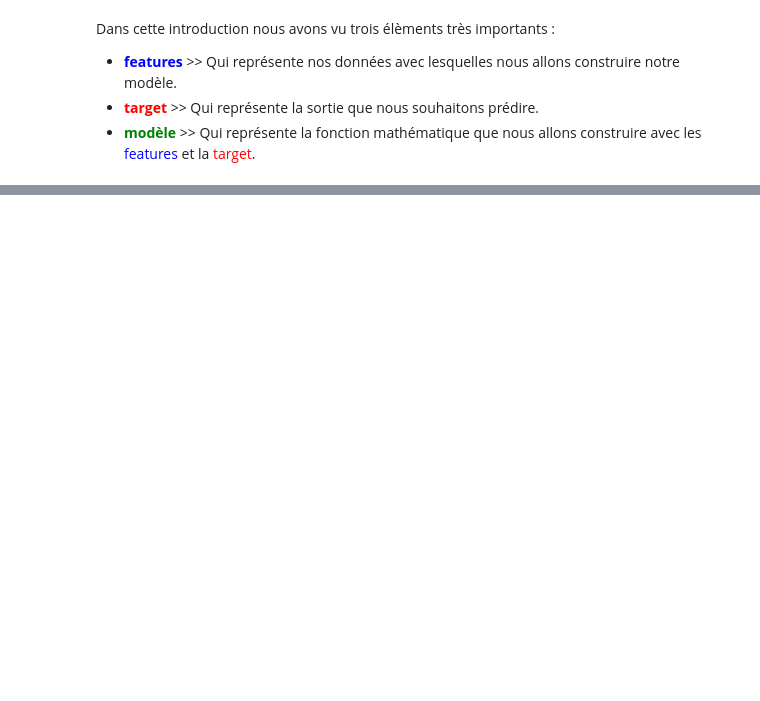
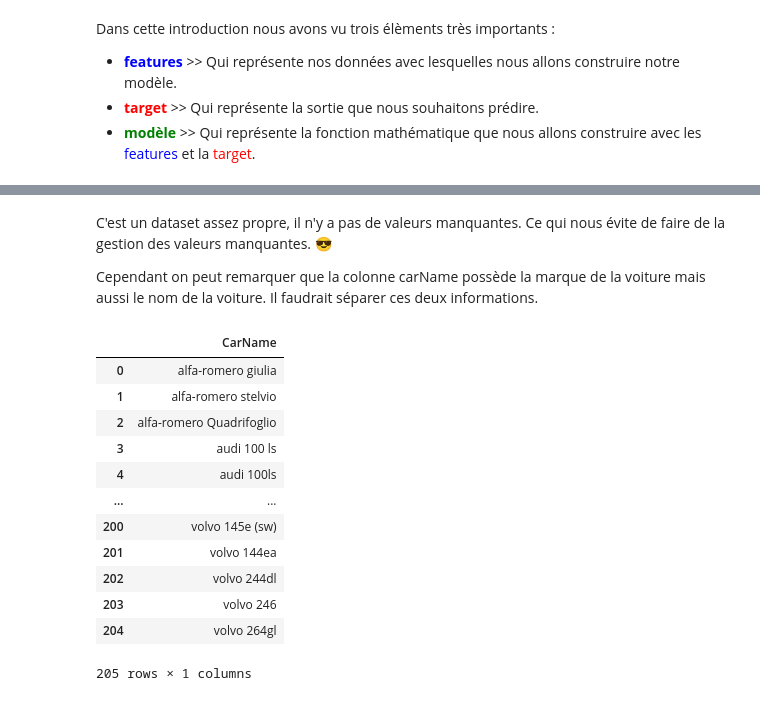
Before and after one commit to logan974/DataCupChallengeLoganFork, a Jupyter notebook: MasterClass_3/Cours3.ipynb, the cells around one changed output, grey strips where cells are left out. Drawn from its saved outputs; the diff is of its cells as text; code cells hidden in the pictures; blank space fills up the shorter version.

```diff
--- a/MasterClass_3/Cours3.ipynb
+++ b/MasterClass_3/Cours3.ipynb
@@ -185,0 +350,22 @@ Ci dessous un tableau récapitulatif de la différence entre les modèles superv
+# %% [markdown]
+C'est un dataset assez propre, il n'y a pas de valeurs manquantes.
+Ce qui nous évite de faire de la gestion des valeurs manquantes. 😎
+
+Cependant on peut remarquer que la colonne carName possède la marque de la voiture mais aussi le nom de la voiture.
+Il faudrait séparer ces deux informations.
+# %%
+carprice_df[['CarName']]
+# %% [output]
+|  | CarName |
+| 0 | alfa-romero giulia |
+| 1 | alfa-romero stelvio |
+| 2 | alfa-romero Quadrifoglio |
+| 3 | audi 100 ls |
+| 4 | audi 100ls |
+| ... | ... |
+| 200 | volvo 145e (sw) |
+| 201 | volvo 144ea |
+| 202 | volvo 244dl |
+| 203 | volvo 246 |
+| 204 | volvo 264gl |
+205 rows × 1 columns
```
Also changed, not shown: parts of 18 cells of this notebook, 3 other files.
